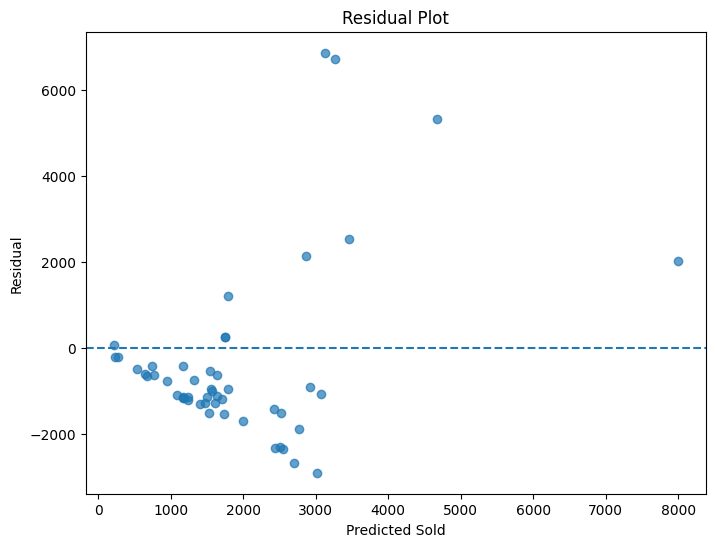
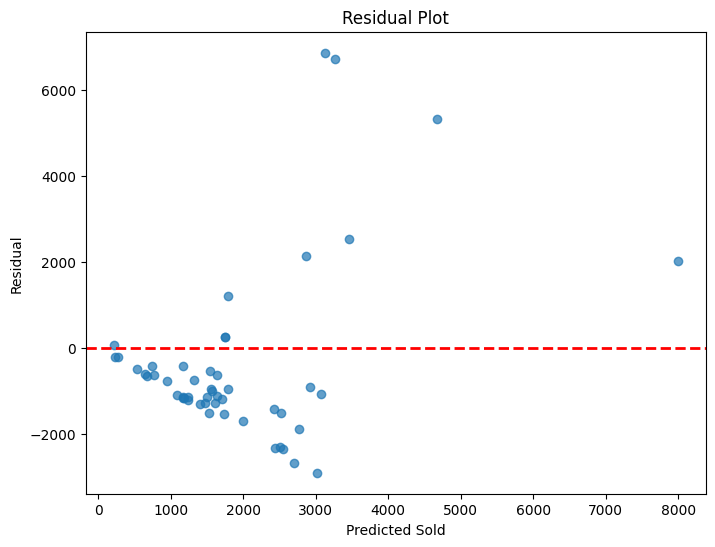
The notebook cell's code change between the first figure and the second:
--- before
+++ after
@@ -3,19 +3,10 @@
 plt.figure(figsize=(8,6))
 
-plt.scatter(
-    y_pred,
-    residual,
-    alpha=0.7
-)
+plt.scatter(y_pred, residual, alpha=0.7)
 
-plt.axhline(
-    y=0,
-    linestyle="--"
-)
+plt.axhline(0, color='red', linestyle='--', linewidth=2)
 
 plt.xlabel("Predicted Sold")
-
 plt.ylabel("Residual")
-
 plt.title("Residual Plot")
 

Commit: regression